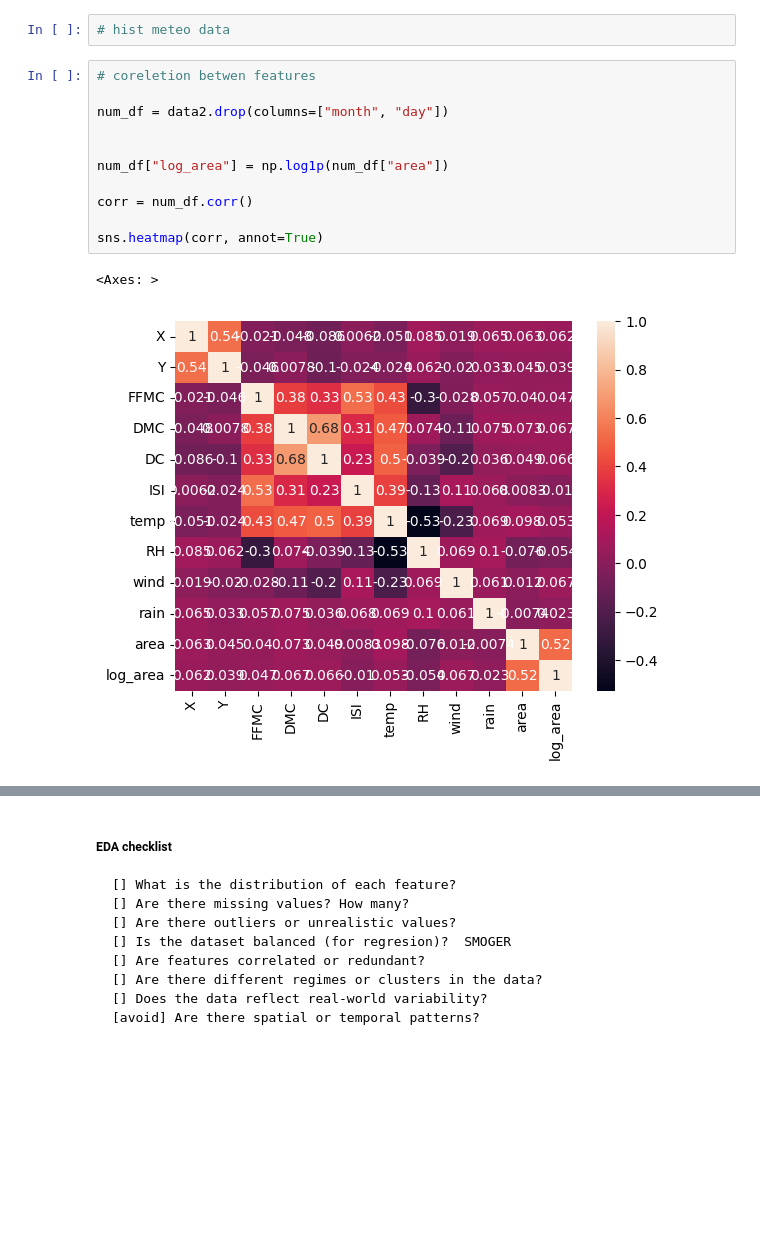
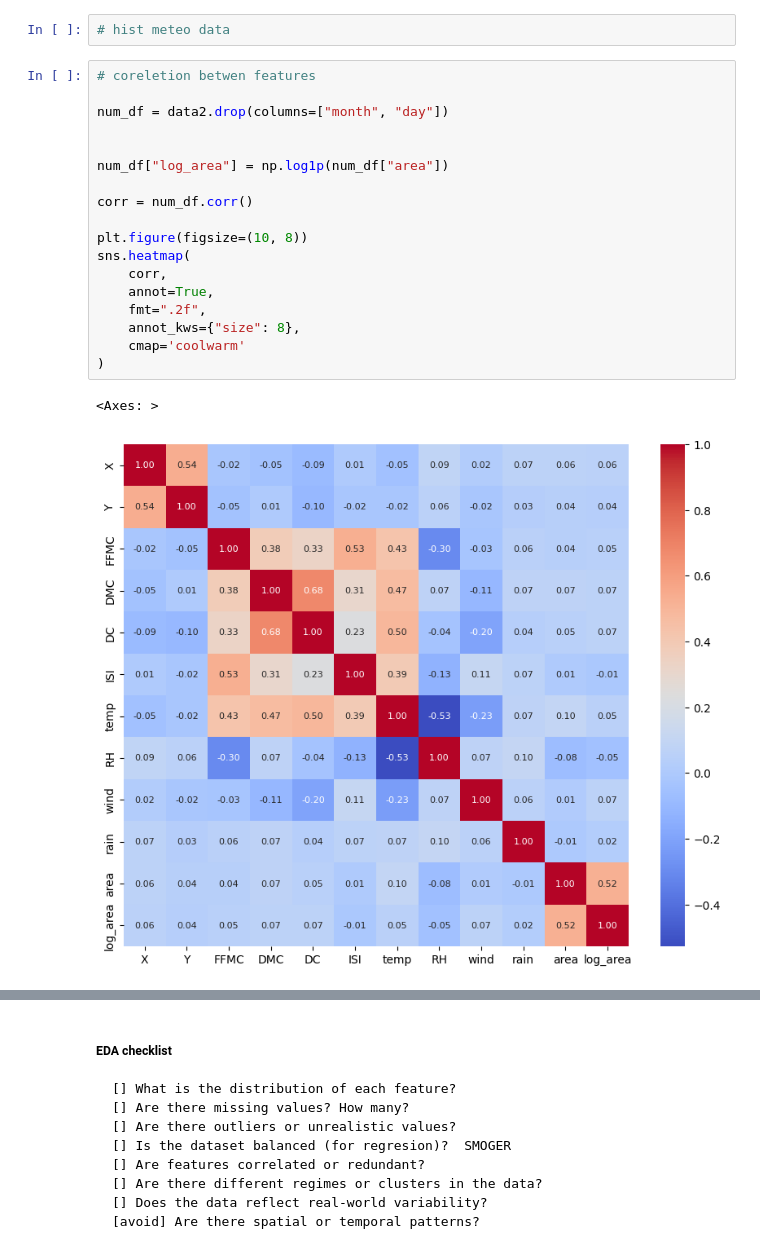
Before and after one commit to sorokdva42/machine_learning_geosciences, a Jupyter notebook: 06_ML_workflow/06_2_LAB_ML_workflow_exercise.ipynb, the cells around one changed output, grey strips where cells are left out. Cells and saved outputs as stored; diff of their text form; blank space fills up the shorter version.

```diff
--- a/06_ML_workflow/06_2_LAB_ML_workflow_exercise.ipynb
+++ b/06_ML_workflow/06_2_LAB_ML_workflow_exercise.ipynb
@@ -133,17 +151,24 @@ plt.show()
 # %%
 # coreletion betwen features
 
 num_df = data2.drop(columns=["month", "day"])
 
 
 num_df["log_area"] = np.log1p(num_df["area"])
 
 corr = num_df.corr()
 
-sns.heatmap(corr, annot=True)
+plt.figure(figsize=(10, 8))
+sns.heatmap(
+    corr,
+    annot=True,
+    fmt=".2f",
+    annot_kws={"size": 8},
+    cmap='coolwarm'
+)
 # %% [output]
 <Axes: >
-[figure, old version]
+[figure, new version]
 # %%
 # explore sun sat days  vs fires ???
 
```
Also changed, not shown: parts of 17 cells of this notebook.
